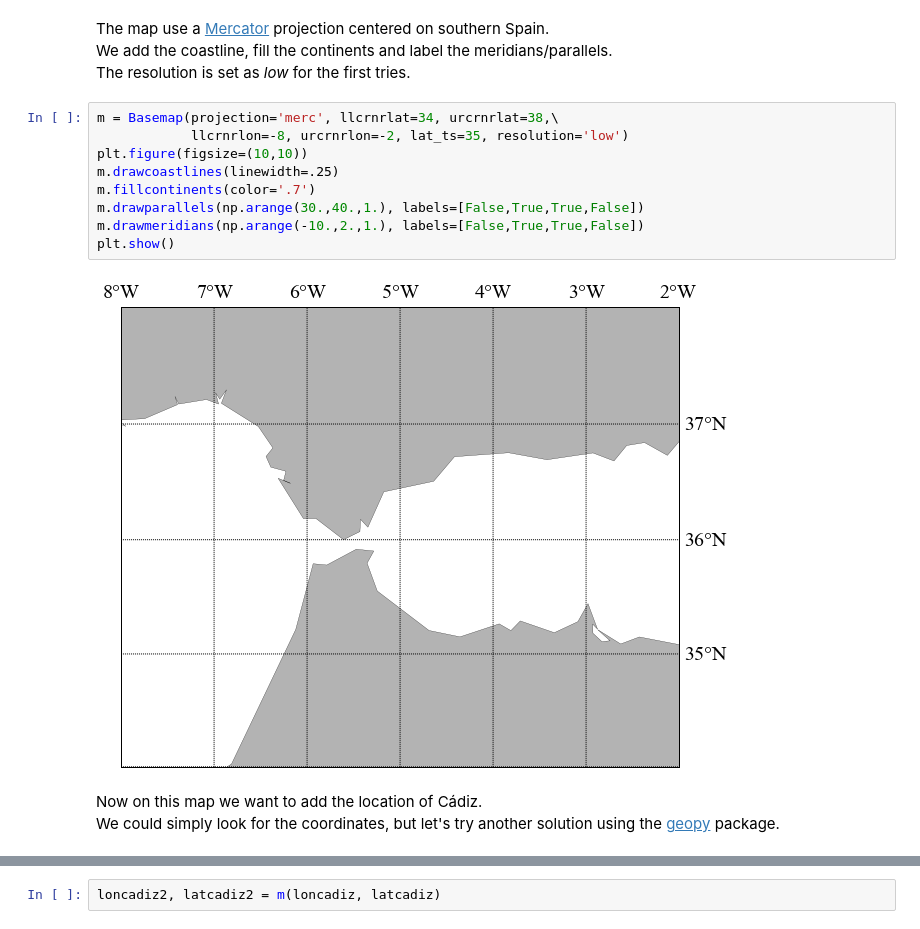
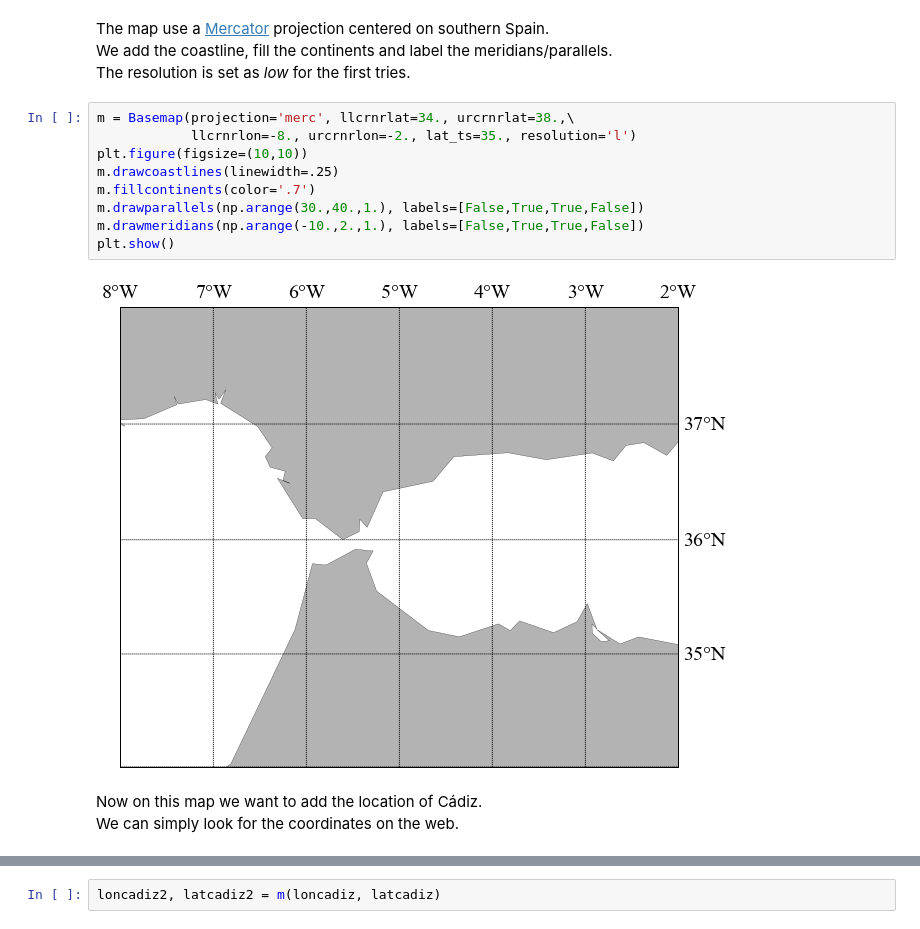
Before and after one commit to ctroupin/Python-Course-Cadiz, a Jupyter notebook: notebooks/plot2D_map.ipynb, the cells around one changed output, grey strips where cells are left out. Saved outputs shown, nothing was run; the diff lists cells and outputs as text.

```diff
--- a/notebooks/plot2D_map.ipynb
+++ b/notebooks/plot2D_map.ipynb
@@ -21,16 +21,16 @@ The map use a [Mercator](http://matplotlib.org/basemap/users/merc.html) projecti
 We add the coastline, fill the continents and label the meridians/parallels.<br/>
 The resolution is set as *low* for the first tries.
 # %%
-m = Basemap(projection='merc', llcrnrlat=34, urcrnrlat=38,\
-            llcrnrlon=-8, urcrnrlon=-2, lat_ts=35, resolution='low')
+m = Basemap(projection='merc', llcrnrlat=34., urcrnrlat=38.,\
+            llcrnrlon=-8., urcrnrlon=-2., lat_ts=35., resolution='l')
 plt.figure(figsize=(10,10))
 m.drawcoastlines(linewidth=.25)
 m.fillcontinents(color='.7')
 m.drawparallels(np.arange(30.,40.,1.), labels=[False,True,True,False])
 m.drawmeridians(np.arange(-10.,2.,1.), labels=[False,True,True,False])
 plt.show()
 # %% [output]
-[figure, old version]
+[figure, new version]
 # %% [markdown]
 Now on this map we want to add the location of Cádiz.<br/>
-We could simply look for the coordinates, but let's try another solution using the [geopy](https://pypi.python.org/pypi/geopy) package.
+We can simply look for the coordinates on the web.
```
Also changed, not shown: parts of 39 cells of this notebook.
